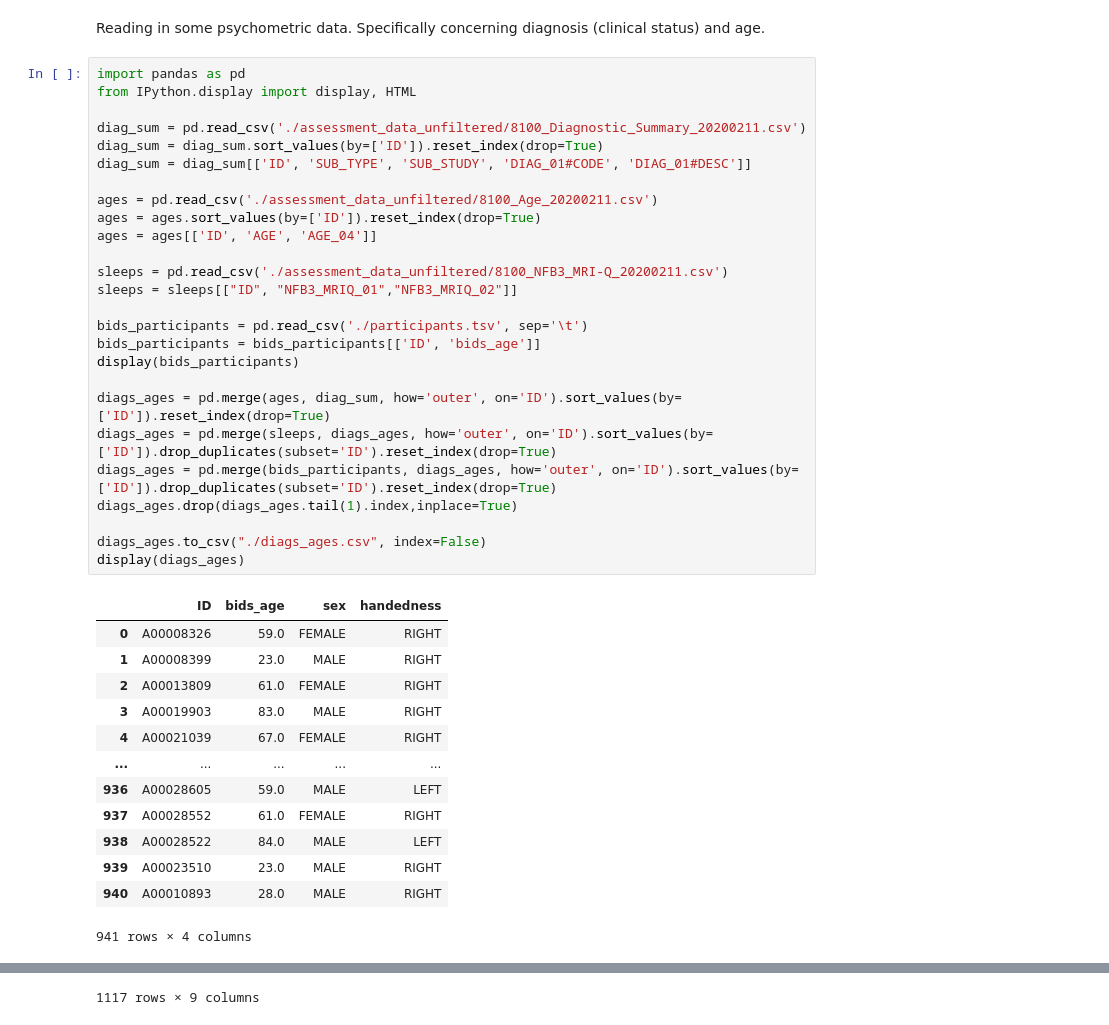
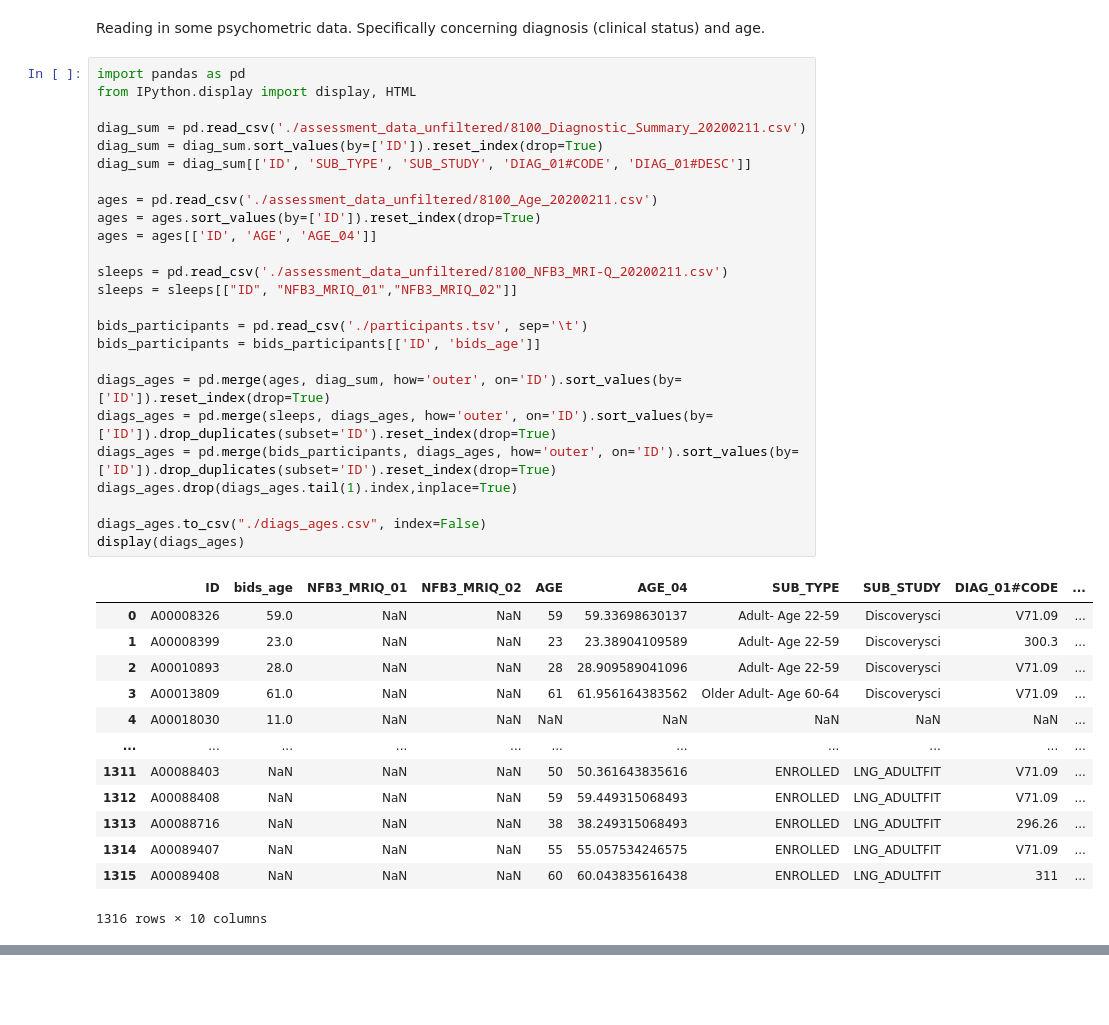
Before and after one commit to Qonrad/2020capstone, a Jupyter notebook: pmetrics.ipynb, the cells around one changed output, grey strips where cells are left out. Drawn from its saved outputs; the diff is of its cells as text; blank space fills up the shorter version.

```diff
--- a/pmetrics.ipynb
+++ b/pmetrics.ipynb
@@ -3,40 +3,39 @@ Reading in some psychometric data. Specifically concerning diagnosis (clinical s
 # %%
 import pandas as pd
 from IPython.display import display, HTML
 
 diag_sum = pd.read_csv('./assessment_data_unfiltered/8100_Diagnostic_Summary_20200211.csv')
 diag_sum = diag_sum.sort_values(by=['ID']).reset_index(drop=True)
 diag_sum = diag_sum[['ID', 'SUB_TYPE', 'SUB_STUDY', 'DIAG_01#CODE', 'DIAG_01#DESC']]
 
 ages = pd.read_csv('./assessment_data_unfiltered/8100_Age_20200211.csv')
 ages = ages.sort_values(by=['ID']).reset_index(drop=True)
 ages = ages[['ID', 'AGE', 'AGE_04']]
 
 sleeps = pd.read_csv('./assessment_data_unfiltered/8100_NFB3_MRI-Q_20200211.csv')
 sleeps = sleeps[["ID", "NFB3_MRIQ_01","NFB3_MRIQ_02"]]
 
 bids_participants = pd.read_csv('./participants.tsv', sep='\t')
 bids_participants = bids_participants[['ID', 'bids_age']]
-display(bids_participants)
 
 diags_ages = pd.merge(ages, diag_sum, how='outer', on='ID').sort_values(by=['ID']).reset_index(drop=True)
 diags_ages = pd.merge(sleeps, diags_ages, how='outer', on='ID').sort_values(by=['ID']).drop_duplicates(subset='ID').reset_index(drop=True)
 diags_ages = pd.merge(bids_participants, diags_ages, how='outer', on='ID').sort_values(by=['ID']).drop_duplicates(subset='ID').reset_index(drop=True)
 diags_ages.drop(diags_ages.tail(1).index,inplace=True)
 
 diags_ages.to_csv("./diags_ages.csv", index=False)
 display(diags_ages)
 # %% [output]
-|  | ID | bids_age | sex | handedness |
-| 0 | A00008326 | 59.0 | FEMALE | RIGHT |
-| 1 | A00008399 | 23.0 | MALE | RIGHT |
-| 2 | A00013809 | 61.0 | FEMALE | RIGHT |
-| 3 | A00019903 | 83.0 | MALE | RIGHT |
-| 4 | A00021039 | 67.0 | FEMALE | RIGHT |
-| ... | ... | ... | ... | ... |
-| 936 | A00028605 | 59.0 | MALE | LEFT |
-| 937 | A00028552 | 61.0 | FEMALE | RIGHT |
-| 938 | A00028522 | 84.0 | MALE | LEFT |
-| 939 | A00023510 | 23.0 | MALE | RIGHT |
-| 940 | A00010893 | 28.0 | MALE | RIGHT |
+|  | ID | bids_age | NFB3_MRIQ_01 | NFB3_MRIQ_02 | AGE | AGE_04 | SUB_TYPE | SUB_STUDY | DIAG_01#CODE | ... |
+| 0 | A00008326 | 59.0 | NaN | NaN | 59 | 59.33698630137 | Adult- Age 22-59 | Discoverysci | V71.09 | ... |
+| 1 | A00008399 | 23.0 | NaN | NaN | 23 | 23.38904109589 | Adult- Age 22-59 | Discoverysci | 300.3 | ... |
+| 2 | A00010893 | 28.0 | NaN | NaN | 28 | 28.909589041096 | Adult- Age 22-59 | Discoverysci | V71.09 | ... |
+| 3 | A00013809 | 61.0 | NaN | NaN | 61 | 61.956164383562 | Older Adult- Age 60-64 | Discoverysci | V71.09 | ... |
+| 4 | A00018030 | 11.0 | NaN | NaN | NaN | NaN | NaN | NaN | NaN | ... |
+| ... | ... | ... | ... | ... | ... | ... | ... | ... | ... | ... |
+| 1311 | A00088403 | NaN | NaN | NaN | 50 | 50.361643835616 | ENROLLED | LNG_ADULTFIT | V71.09 | ... |
+| 1312 | A00088408 | NaN | NaN | NaN | 59 | 59.449315068493 | ENROLLED | LNG_ADULTFIT | V71.09 | ... |
+| 1313 | A00088716 | NaN | NaN | NaN | 38 | 38.249315068493 | ENROLLED | LNG_ADULTFIT | 296.26 | ... |
+| 1314 | A00089407 | NaN | NaN | NaN | 55 | 55.057534246575 | ENROLLED | LNG_ADULTFIT | V71.09 | ... |
+| 1315 | A00089408 | NaN | NaN | NaN | 60 | 60.043835616438 | ENROLLED | LNG_ADULTFIT | 311 | ... |
-941 rows × 4 columns
+1316 rows × 10 columns
@@ -55 +41,0 @@ display(diags_ages)
-1117 rows × 9 columns
```
Also changed, not shown: parts of 2 cells of this notebook, 4 other files.
